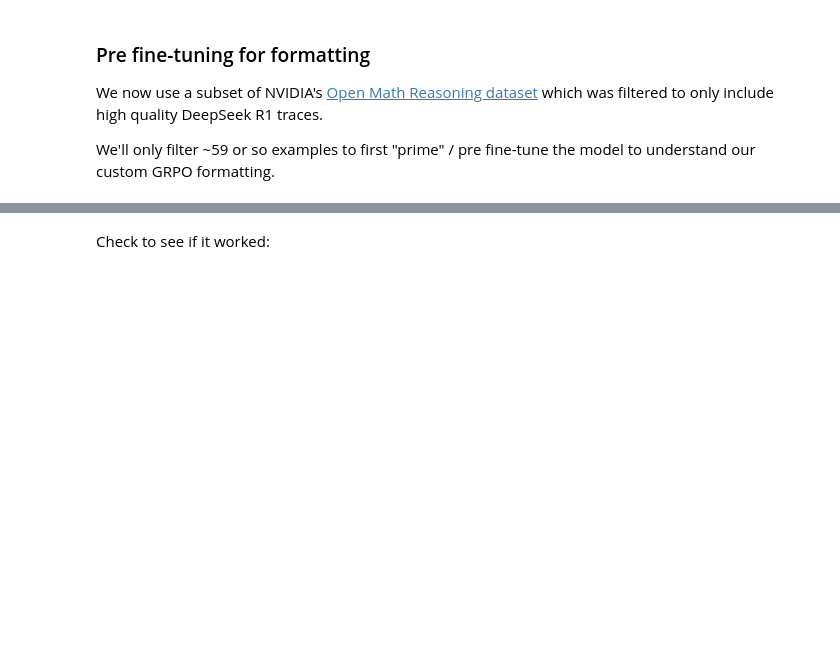
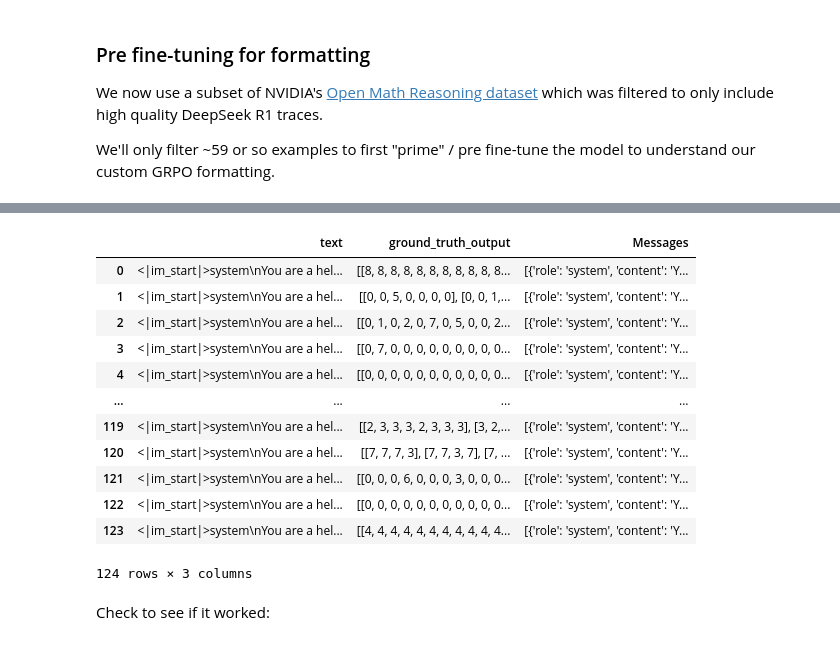
Before and after one commit to nikimakarov/ARC25RELOAD, a Jupyter notebook: nb/Qwen3_(4B)-GRPO.ipynb, the cells around one changed output, grey strips where cells are left out. Drawn from its saved outputs; the diff is of its cells as text; code cells hidden in the pictures; blank space fills up the shorter version.

```diff
--- a/nb/Qwen3_(4B)-GRPO.ipynb
+++ b/nb/Qwen3_(4B)-GRPO.ipynb
@@ -241,0 +219,13 @@ dataset["Messages"] = dataset.apply(format_dataset, axis = 1)
+# %%
+import re
+train_dataset = pd.DataFrame(task1_train_dataset)  # or your ARC dataset
+eval_dataset = pd.DataFrame(task1_val_dataset)
+
+def format_arc(x):
+    text = x["text"]
+    matches = re.findall(r"<\|im_start\|\>(.*?)\n(.*?)<\|im_end\|\>", text, re.DOTALL)
+    messages = [{"role": role.strip(), "content": content.strip()} for role, content in matches]
+    return messages
+
+train_dataset["Messages"] = train_dataset.apply(format_arc, axis=1)
+eval_dataset["Messages"] = eval_dataset.apply(format_arc, axis=1)
@@ -241,0 +248,16 @@ dataset["Messages"] = dataset.apply(format_dataset, axis = 1)
+# %%
+eval_dataset
+# %% [output]
+|  | text | ground_truth_output | Messages |
+| 0 | <|im_start|>system\nYou are a hel... | [[8, 8, 8, 8, 8, 8, 8, 8, 8, 8, 8... | [{'role': 'system', 'content': 'Y... |
+| 1 | <|im_start|>system\nYou are a hel... | [[0, 0, 5, 0, 0, 0, 0], [0, 0, 1,... | [{'role': 'system', 'content': 'Y... |
+| 2 | <|im_start|>system\nYou are a hel... | [[0, 1, 0, 2, 0, 7, 0, 5, 0, 0, 2... | [{'role': 'system', 'content': 'Y... |
+| 3 | <|im_start|>system\nYou are a hel... | [[0, 7, 0, 0, 0, 0, 0, 0, 0, 0, 0... | [{'role': 'system', 'content': 'Y... |
+| 4 | <|im_start|>system\nYou are a hel... | [[0, 0, 0, 0, 0, 0, 0, 0, 0, 0, 0... | [{'role': 'system', 'content': 'Y... |
+| ... | ... | ... | ... |
+| 119 | <|im_start|>system\nYou are a hel... | [[2, 3, 3, 3, 2, 3, 3, 3], [3, 2,... | [{'role': 'system', 'content': 'Y... |
+| 120 | <|im_start|>system\nYou are a hel... | [[7, 7, 7, 3], [7, 7, 3, 7], [7, ... | [{'role': 'system', 'content': 'Y... |
+| 121 | <|im_start|>system\nYou are a hel... | [[0, 0, 0, 6, 0, 0, 0, 3, 0, 0, 0... | [{'role': 'system', 'content': 'Y... |
+| 122 | <|im_start|>system\nYou are a hel... | [[0, 0, 0, 0, 0, 0, 0, 0, 0, 0, 0... | [{'role': 'system', 'content': 'Y... |
+| 123 | <|im_start|>system\nYou are a hel... | [[4, 4, 4, 4, 4, 4, 4, 4, 4, 4, 4... | [{'role': 'system', 'content': 'Y... |
+124 rows × 3 columns
```
Also changed, not shown: parts of 79 cells of this notebook.
